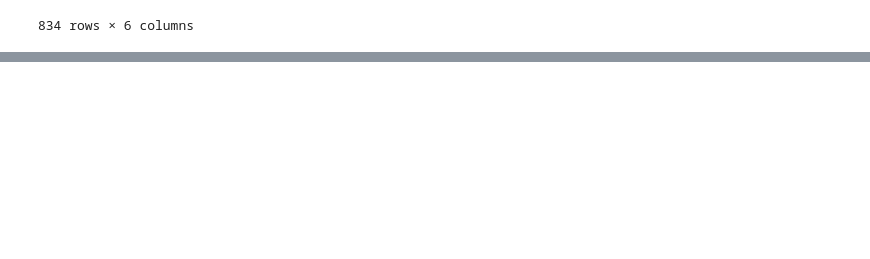
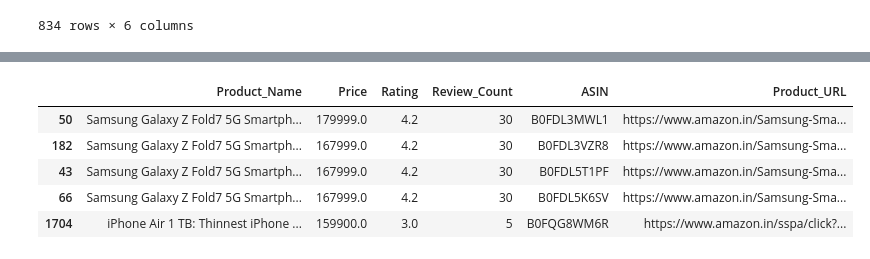
Before and after one commit to soumyadeepmukherji/Amazon-Big-Billion-Sale-2025-Analysis, a Jupyter notebook: analysis.ipynb, the cells around one changed output, grey strips where cells are left out. Drawn from its saved outputs; the diff is of its cells as text; code cells hidden in the pictures; blank space fills up the shorter version.

```diff
--- a/analysis.ipynb
+++ b/analysis.ipynb
@@ -282,0 +329,9 @@ samsung
+# %%
+mobile_df.sort_values('Price', ascending= False).head(5)
+# %% [output]
+|  | Product_Name | Price | Rating | Review_Count | ASIN | Product_URL |
+| 50 | Samsung Galaxy Z Fold7 5G Smartph... | 179999.0 | 4.2 | 30 | B0FDL3MWL1 | https://www.amazon.in/Samsung-Sma... |
+| 182 | Samsung Galaxy Z Fold7 5G Smartph... | 167999.0 | 4.2 | 30 | B0FDL3VZR8 | https://www.amazon.in/Samsung-Sma... |
+| 43 | Samsung Galaxy Z Fold7 5G Smartph... | 167999.0 | 4.2 | 30 | B0FDL5T1PF | https://www.amazon.in/Samsung-Sma... |
+| 66 | Samsung Galaxy Z Fold7 5G Smartph... | 167999.0 | 4.2 | 30 | B0FDL5K6SV | https://www.amazon.in/Samsung-Sma... |
+| 1704 | iPhone Air 1 TB: Thinnest iPhone ... | 159900.0 | 3.0 | 5 | B0FQG8WM6R | https://www.amazon.in/sspa/click?... |
```
Also changed, not shown: parts of 5 cells of this notebook.
